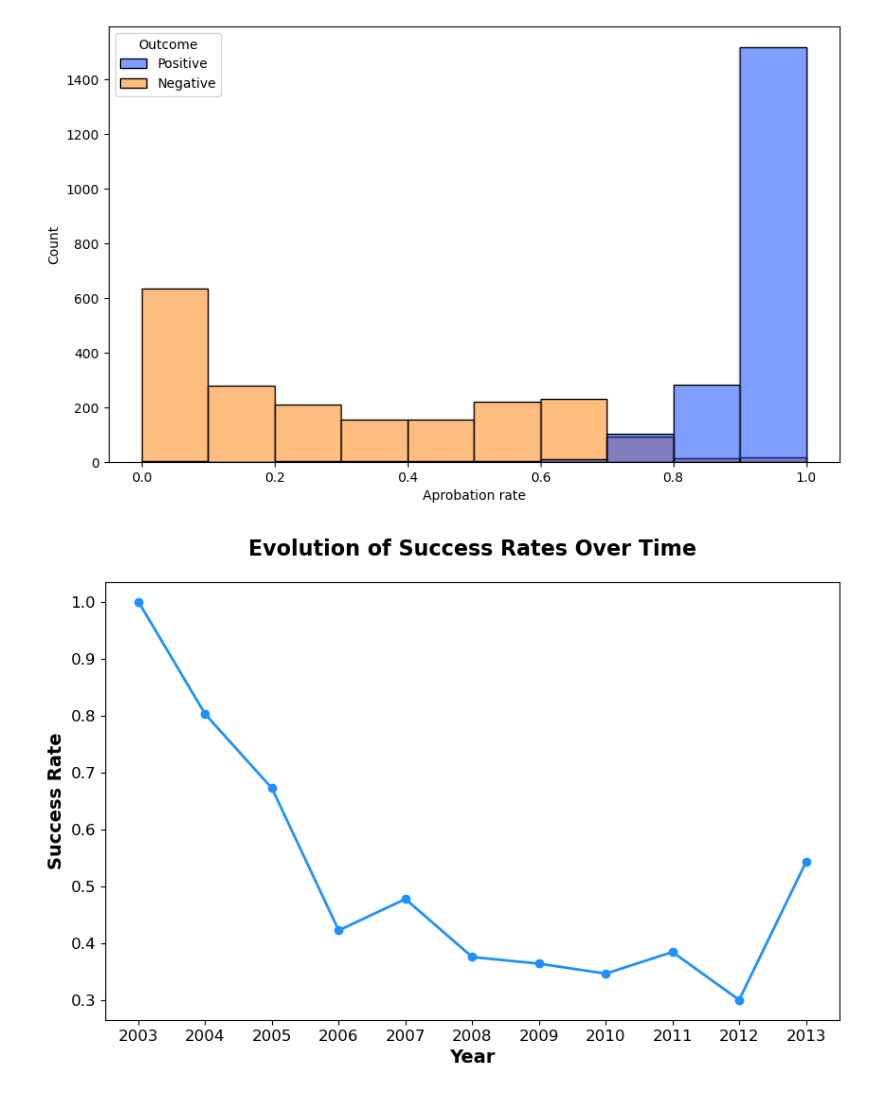
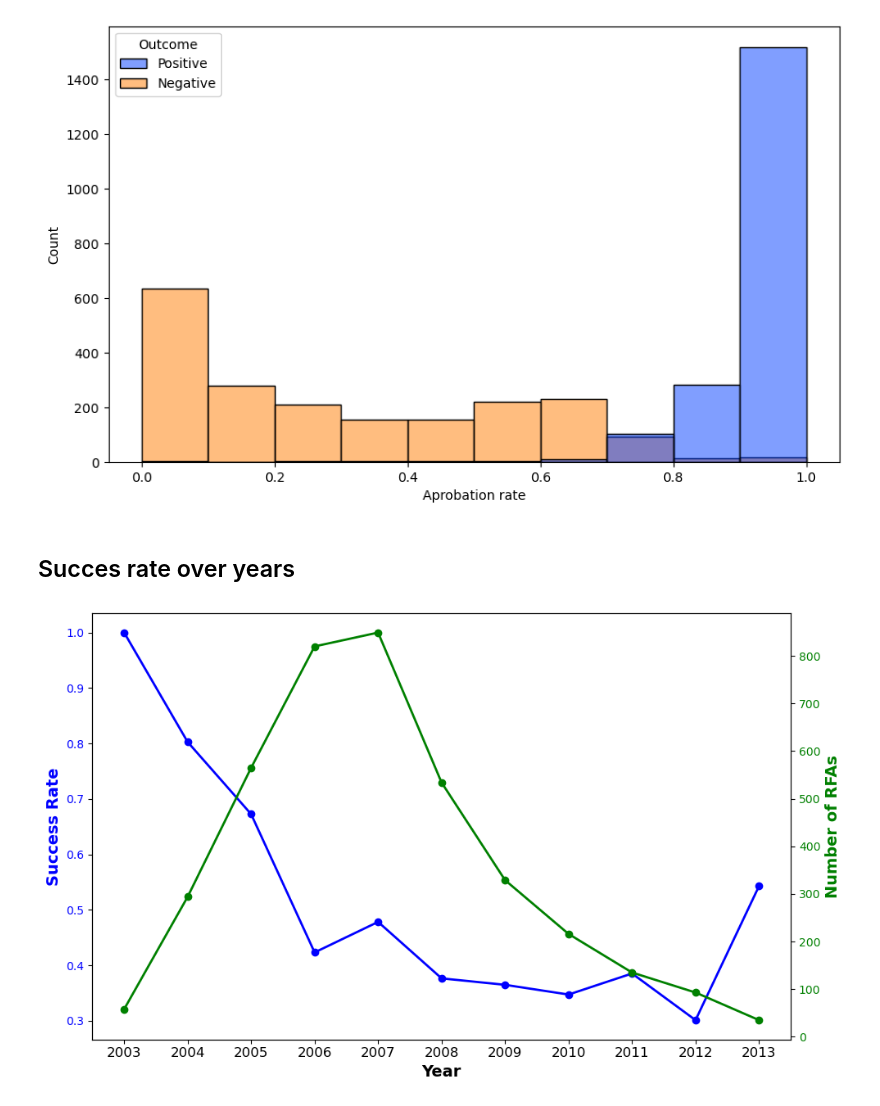
Before and after one commit to epfl-ada/ada-2024-project-supercoolteamname2024, a Jupyter notebook: Result.ipynb, the cells around one changed output. Saved outputs shown, nothing was run; the diff lists cells and outputs as text; code cells hidden in the pictures.

```diff
--- a/Result.ipynb
+++ b/Result.ipynb
@@ -863,6 +865,8 @@ ax=sns.histplot(data=results_df,x='Aprobation rate',hue='Outcome',palette="brigh
 plt.show()
 # %% [output]
 [figure]
+# %% [markdown]
+## Succes rate over years
 # %%
 import pandas as pd
 import numpy as np
@@ -900,34 +904,51 @@ outcomes = parse_votes_to_dataframe(file_path)
 # %%
 import matplotlib.pyplot as plt
 
 # Préparer les données
 outcomes.sort_index(inplace=True)
 outcomes['Positive outcomes ratio'] = outcomes['Positive'] / (outcomes['Positive'] + outcomes['Negative'])
+outcomes['RFAs'] = outcomes['Positive'] + outcomes['Negative']
 
-# Créer la figure et définir sa taille
-plt.figure(figsize=(10, 6))
+# Créer la figure
+fig, ax = plt.subplots(figsize=(10, 6))
+ax2 = ax.twinx()
 
-# Tracer la courbe
-plt.plot(
+# Définir les couleurs des axes
+color_ax = 'blue'  # Couleur de l'axe gauche
+color_ax2 = 'green'  # Couleur de l'axe droit (par défaut)
+
+# Tracer la courbe associée à l'axe gauche
+ax.plot(
     outcomes.index,
     outcomes['Positive outcomes ratio'],
-    color="dodgerblue",  # Couleur moderne
-    linewidth=2,         # Épaisseur de la ligne
-    marker='o',          # Points visibles sur la courbe
-    markersize=6         # Taille des marqueurs
+    color=color_ax,  # Couleur de l'axe gauche
+    linewidth=2,
+    marker='o',
+    markersize=6
 )
 
-# Ajouter des labels
-plt.xlabel('Year', fontsize=14, fontweight='bold')
-plt.ylabel('Success Rate', fontsize=14, fontweight='bold')
+# Tracer la courbe associée à l'axe droit
+ax2.plot(
+    outcomes.index,
+    outcomes['RFAs'],
+    color=color_ax2,  # Couleur de l'axe droit
+    linewidth=2,
+    marker='o',
+    markersize=6
+)
 
+# Ajouter des labels aux axes
+ax.set_xlabel('Year', fontsize=14, fontweight='bold')
+ax.set_ylabel('Success Rate', fontsize=14, fontweight='bold', color=color_ax)
+ax2.set_ylabel('Number of RFAs', fontsize=14, fontweight='bold', color=color_ax2)
 
-# Améliorer les ticks
-plt.xticks(fontsize=12)
-plt.yticks(fontsize=12)
-
+# Ajuster les couleurs des ticks pour correspondre aux axes
+ax.tick_params(axis='y', labelcolor=color_ax)
+ax2.tick_params(axis='y', labelcolor=color_ax2)
+ax.tick_params(axis='x', labelsize=12)
 
 # Afficher le graphique
+plt.tight_layout()
 plt.show()
 # %% [output]
-[figure, old version]
+[figure, new version]
```
Also changed, not shown: parts of 4 cells of this notebook, 3 other files.
